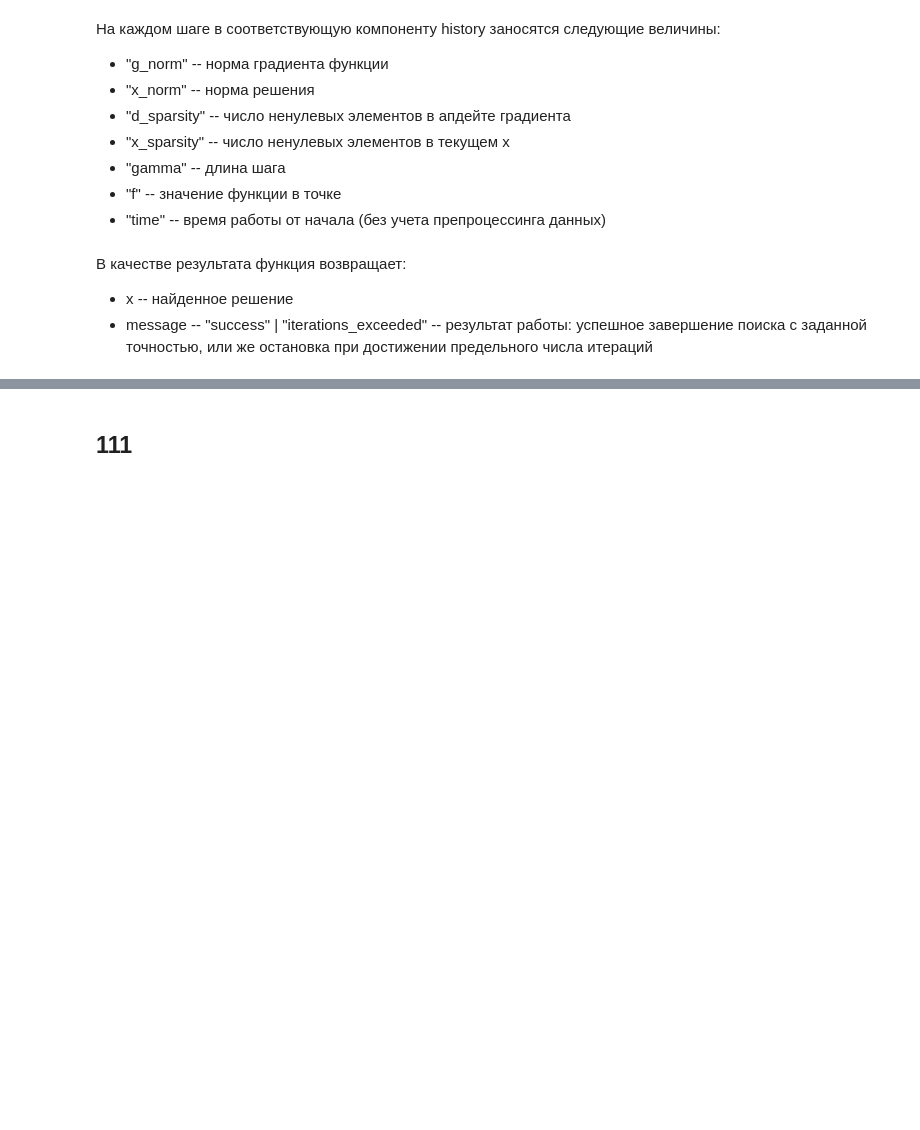
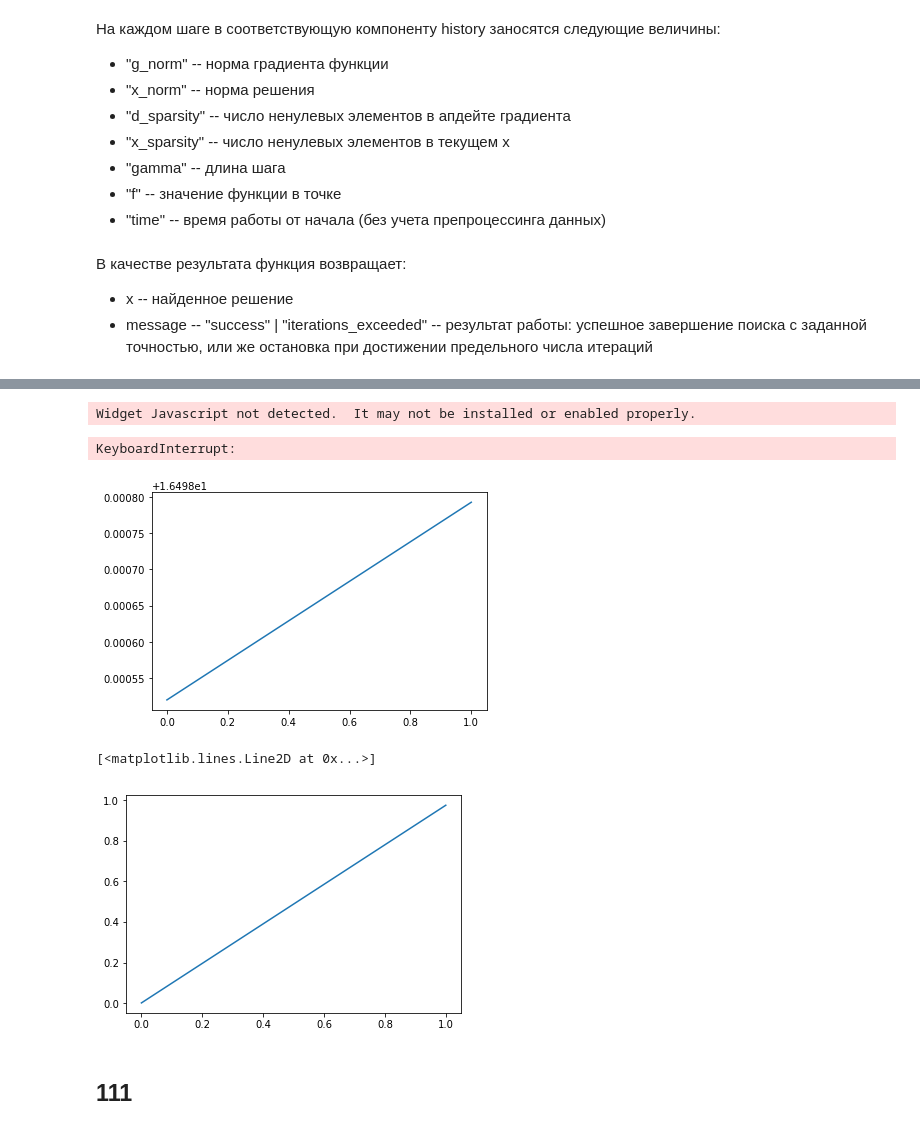
Before and after one commit to aksholokhov/skoltech-sparse-ccd-2017, a Jupyter notebook: Conditional Coordinate Descent.ipynb, the cells around one changed output, grey strips where cells are left out. Cells and saved outputs as stored; diff of their text form; code cells hidden in the pictures; blank space fills up the shorter version.

```diff
--- a/Conditional Coordinate Descent.ipynb
+++ b/Conditional Coordinate Descent.ipynb
@@ -174,0 +417,5 @@ ylabel("percent of non-zero elements in x")
+# %%
+alg = Ridge(tol=1e-14, max_iter=1e5, solver="auto")
+# %%
+%%time
+alg.fit(X, y.toarray())
@@ -174,0 +519,2 @@ ylabel("percent of non-zero elements in x")
+# %%
+X_sp = bernstein_sparsification(X, 0.1, n_samples = 10000000)
@@ -175,3 +601,47 @@ ylabel("percent of non-zero elements in x")
+# %%
+%%time
+
+k = 10
+n = int(1e4)
+m = n
+mu = 1
+
+progress_bar = FloatProgress()
+progress_bar.min = 0
+progress_bar.value = 0
+progress_bar.max = k
+display(progress_bar)
+
+bernstein_deviation = []
+X_sp_nnz = []
+arora_deviation = []
+
+for n_samples in range(1000, 100000000, 10000000):
+    X = sparse.rand(m, n, density=50/n).tocsr()  # Матрица исходных данных Х размера [m*n], плотность = доля ненулевых эл-тов
+    row_sums = np.array(X.sum(axis=1))[:,0]
+    row_indices, col_indices = X.nonzero()
+    X.data /= row_sums[row_indices]
+    x_true = sparse.rand(1, n, density=0.03).tocsr()  # Искомое решение
+    x_true /= x_true.sum() # Решение живет на единичном симплексе
+    # Вектор Y ответов в регрессии искусственно делается всюду плотным плотным путем зашумления
+    y = X.dot(x_true.T) + sparse.rand(m, 1, density=1, format="csr")*0.000000000001
+    f_x = f(x_true.T, X, y, mu)
+    X_sp = bernstein_sparsification(X, 0.1, n_samples = n_samples)
+    f_x2 = f(x_true.T, X_sp, y, mu)
+    bernstein_deviation.append(sparse.linalg.norm(X - X_sp))
+    X_sp_nnz.append(X_sp.count_nonzero())
+    progress_bar.value += 1
+# %% [output]
+Widget Javascript not detected.  It may not be installed or enabled properly.
+KeyboardInterrupt:
+# %%
+plot(bernstein_deviation)
+show()
+plot(array(X_sp_nnz)/X.count_nonzero())
+# %% [output]
+[figure, added]
+[<matplotlib.lines.Line2D at 0x...>]
+[figure, added]
 # %% [markdown]
 ## 111
 # %%
```
Also changed, not shown: parts of 46 cells of this notebook.
